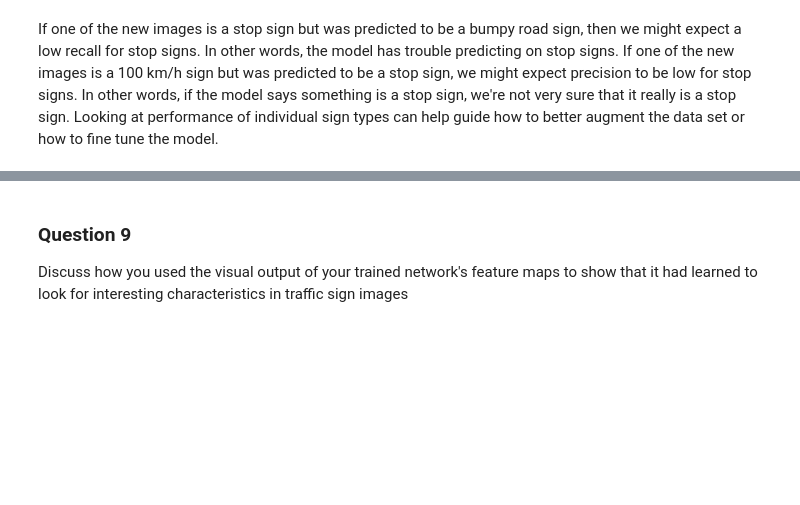
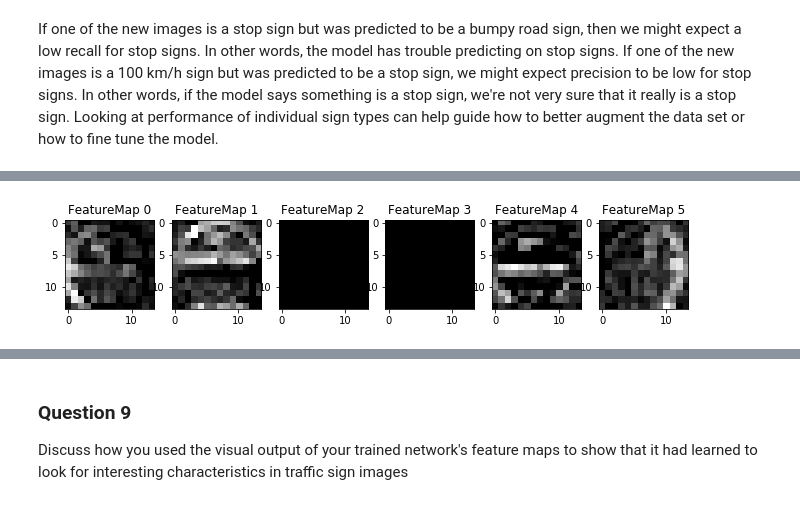
Before and after one commit to tmandzak/CarND-Traffic-Sign-Classifier-Project, a Jupyter notebook: Traffic_Sign_Classifier.ipynb, the cells around one changed output, grey strips where cells are left out. Drawn from its saved outputs; the diff is of its cells as text; code cells hidden in the pictures; blank space fills up the shorter version.

```diff
--- a/Traffic_Sign_Classifier.ipynb
+++ b/Traffic_Sign_Classifier.ipynb
@@ -1042,0 +967,4 @@ def outputFeatureMap(image_input, tf_activation, activation_min=-1, activation_m
+# %%
+outputFeatureMap(images[4], x, layers[0], activation_min=-1, activation_max=-1 ,plt_num=1)
+# %% [output]
+[figure, added]
```
Also changed, not shown: parts of 32 cells of this notebook, 4 other files.
